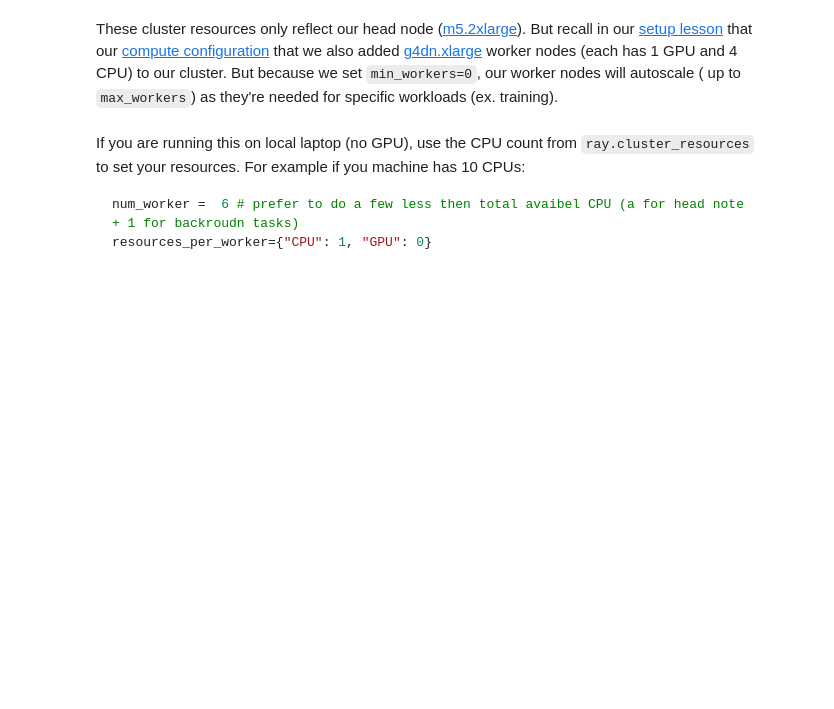
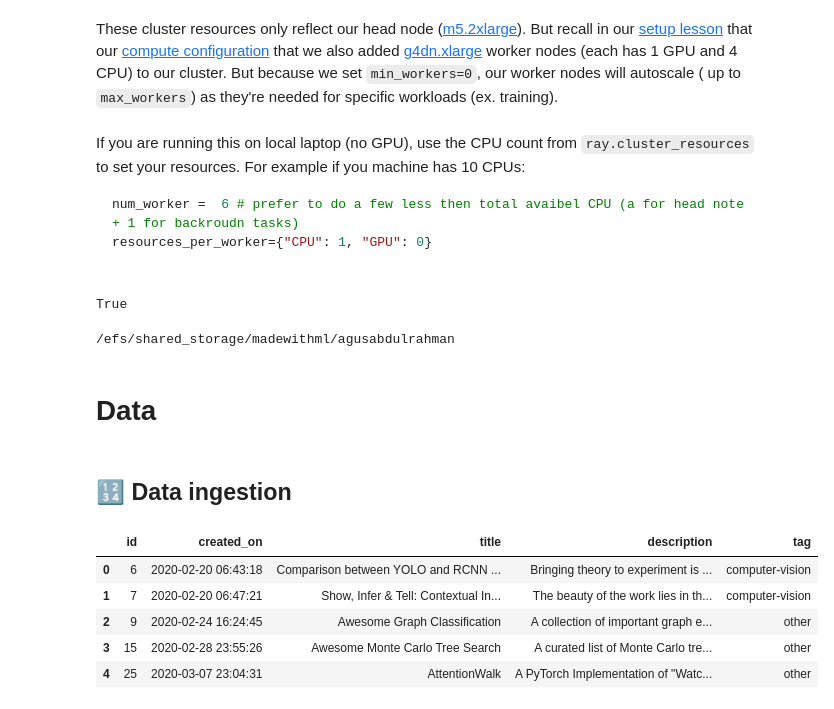
Before and after one commit to agusabdulrahman/made-with-ml, a Jupyter notebook: notebooks/madewithml.ipynb, the cells around one changed output. Saved outputs shown, nothing was run; the diff lists cells and outputs as text; code cells hidden in the pictures; blank space fills up the shorter version.

```diff
--- a/notebooks/madewithml.ipynb
+++ b/notebooks/madewithml.ipynb
@@ -62,3 +76,15 @@ resources_per_worker={"CPU": 1, "GPU": 0}
+# %%
+from dotenv import load_dotenv
+load_dotenv()
+# %% [output]
+True
 # %%
 # Storage
 EFS_DIR = f"/efs/shared_storage/madewithml/{os.environ['GITHUB_USERNAME']}"
+print(EFS_DIR)
+# %% [output]
+/efs/shared_storage/madewithml/agusabdulrahman
+# %% [markdown]
+# Data
+# %% [markdown]
+## 🔢 Data ingestion
@@ -64,0 +93,12 @@ EFS_DIR = f"/efs/shared_storage/madewithml/{os.environ['GITHUB_USERNAME']}"
+# %%
+# Data ingestion
+DATASET_LOC = "https://raw.githubusercontent.com/agusabdulrahman/Made-With-ML/main/datasets/dataset.csv"
+df = pd.read_csv(DATASET_LOC)
+df.head()
+# %% [output]
+|  | id | created_on | title | description | tag |
+| 0 | 6 | 2020-02-20 06:43:18 | Comparison between YOLO and RCNN ... | Bringing theory to experiment is ... | computer-vision |
+| 1 | 7 | 2020-02-20 06:47:21 | Show, Infer & Tell: Contextual In... | The beauty of the work lies in th... | computer-vision |
+| 2 | 9 | 2020-02-24 16:24:45 | Awesome Graph Classification | A collection of important graph e... | other |
+| 3 | 15 | 2020-02-28 23:55:26 | Awesome Monte Carlo Tree Search | A curated list of Monte Carlo tre... | other |
+| 4 | 25 | 2020-03-07 23:04:31 | AttentionWalk | A PyTorch Implementation of "Watc... | other |
```
Also changed, not shown: parts of 22 cells of this notebook, 2 other files.
